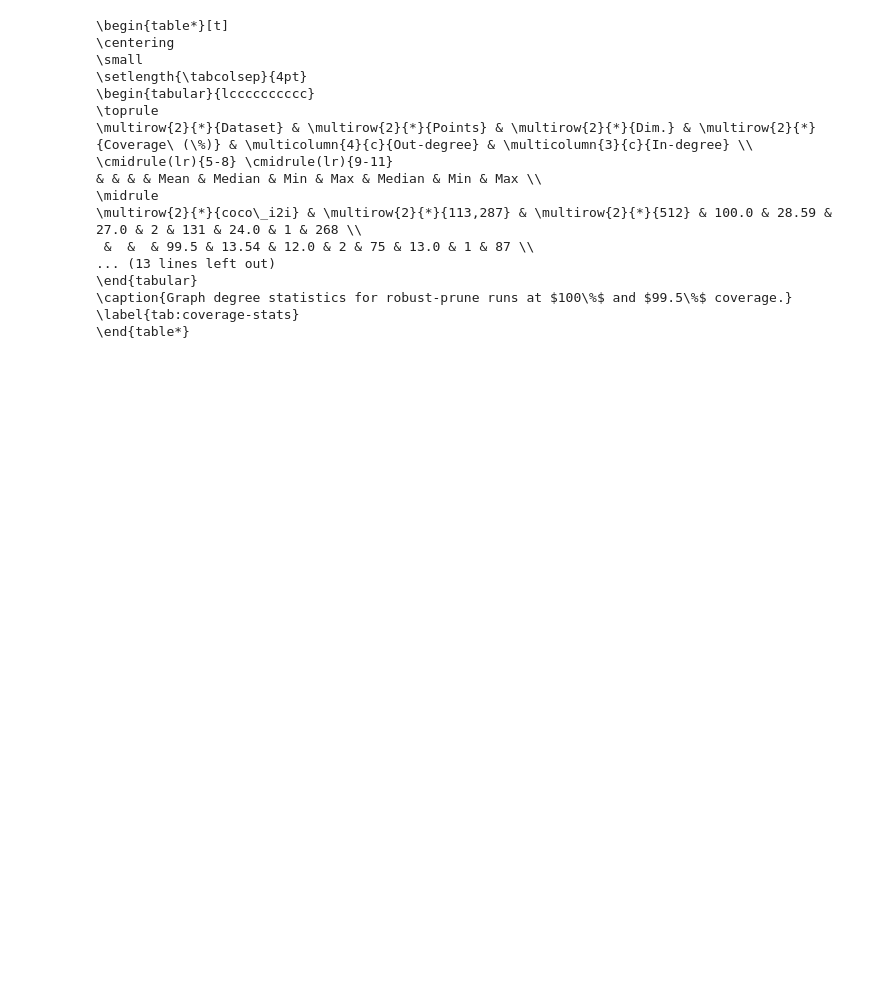
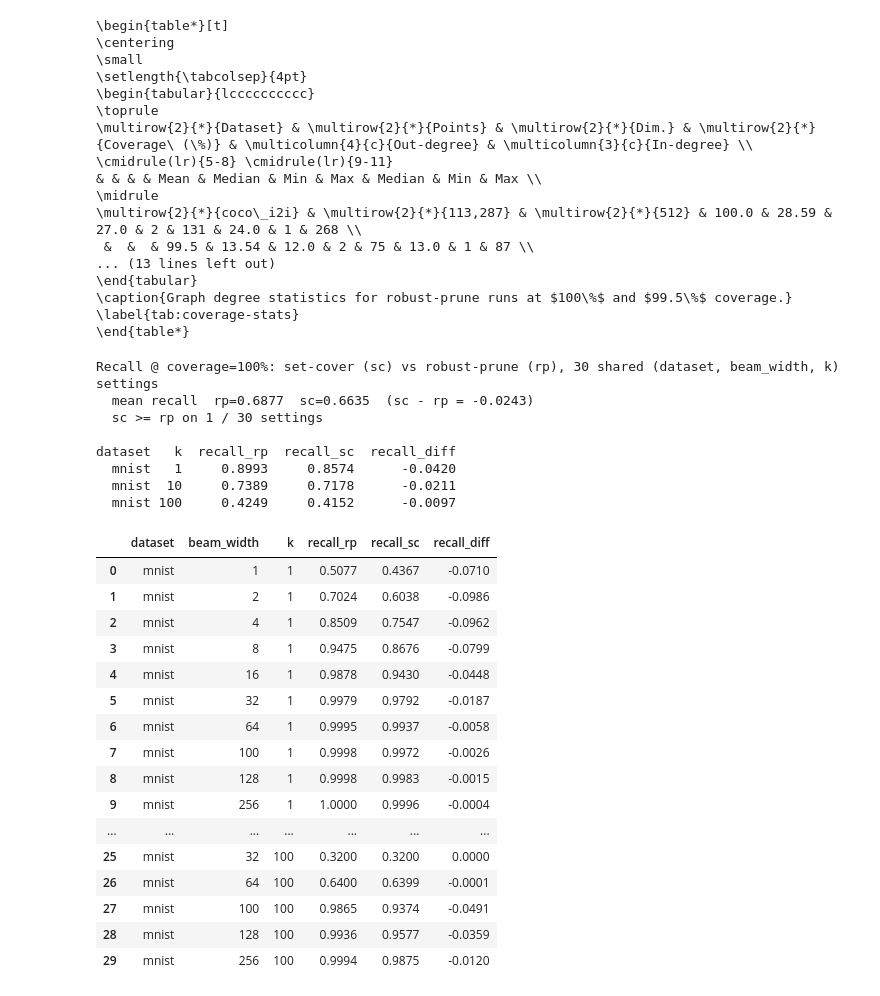
Before and after one commit to PratyushAvi/navigable-graphs, a Jupyter notebook: code/plots.ipynb, the cells around one changed output. Drawn from its saved outputs; the diff is of its cells as text; code cells hidden in the pictures; blank space fills up the shorter version.

```diff
--- a/code/plots.ipynb
+++ b/code/plots.ipynb
@@ -934,3 +960,62 @@ print(coverage_stats_to_latex(
 \caption{Graph degree statistics for robust-prune runs at $100\%$ and $99.5\%$ coverage.}
 \label{tab:coverage-stats}
 \end{table*}
+# %%
+df_sc = pd.read_csv("../beam_search_summary_test_sc.csv")
+
+def recall_at_full_coverage(frame, label):
+    """Recall@k at coverage=100% (the '_1.0' columns): train_relevant_1.0 / k."""
+    out = frame[['dataset', 'beam_width', 'k', 'train_relevant_1.0']].copy()
+    out[f'recall_{label}'] = out['train_relevant_1.0'] / out['k']
+    return out.drop(columns='train_relevant_1.0')
+
+rp = recall_at_full_coverage(df,    'rp')   # robust-prune  (df)
+sc = recall_at_full_coverage(df_sc, 'sc')   # set-cover      (df_sc)
+
+# Compare on the shared (dataset, beam_width, k) settings.
+cmp_cov100 = rp.merge(sc, on=['dataset', 'beam_width', 'k'], how='inner')
+cmp_cov100['recall_diff'] = cmp_cov100['recall_sc'] - cmp_cov100['recall_rp']  # sc - rp
+cmp_cov100 = cmp_cov100.sort_values(['dataset', 'k', 'beam_width']).reset_index(drop=True)
+
+print(f"Recall @ coverage=100%: set-cover (sc) vs robust-prune (rp), "
+      f"{len(cmp_cov100)} shared (dataset, beam_width, k) settings")
+print(f"  mean recall  rp={cmp_cov100['recall_rp'].mean():.4f}  "
+      f"sc={cmp_cov100['recall_sc'].mean():.4f}  "
+      f"(sc - rp = {cmp_cov100['recall_diff'].mean():+.4f})")
+print(f"  sc >= rp on {int((cmp_cov100['recall_diff'] >= 0).sum())} / "
+      f"{len(cmp_cov100)} settings\n")
+
+# Per-(dataset, k) mean recall, side by side.
+summary = (cmp_cov100
+           .groupby(['dataset', 'k'])[['recall_rp', 'recall_sc', 'recall_diff']]
+           .mean()
+           .reset_index())
+print(summary.round(4).to_string(index=False))
+
+cmp_cov100.round({'recall_rp': 4, 'recall_sc': 4, 'recall_diff': 4})
+# %% [output]
+Recall @ coverage=100%: set-cover (sc) vs robust-prune (rp), 30 shared (dataset, beam_width, k) settings
+  mean recall  rp=0.6877  sc=0.6635  (sc - rp = -0.0243)
+  sc >= rp on 1 / 30 settings
+
+dataset   k  recall_rp  recall_sc  recall_diff
+  mnist   1     0.8993     0.8574      -0.0420
+  mnist  10     0.7389     0.7178      -0.0211
+  mnist 100     0.4249     0.4152      -0.0097
+|  | dataset | beam_width | k | recall_rp | recall_sc | recall_diff |
+| 0 | mnist | 1 | 1 | 0.5077 | 0.4367 | -0.0710 |
+| 1 | mnist | 2 | 1 | 0.7024 | 0.6038 | -0.0986 |
+| 2 | mnist | 4 | 1 | 0.8509 | 0.7547 | -0.0962 |
+| 3 | mnist | 8 | 1 | 0.9475 | 0.8676 | -0.0799 |
+| 4 | mnist | 16 | 1 | 0.9878 | 0.9430 | -0.0448 |
+| 5 | mnist | 32 | 1 | 0.9979 | 0.9792 | -0.0187 |
+| 6 | mnist | 64 | 1 | 0.9995 | 0.9937 | -0.0058 |
+| 7 | mnist | 100 | 1 | 0.9998 | 0.9972 | -0.0026 |
+| 8 | mnist | 128 | 1 | 0.9998 | 0.9983 | -0.0015 |
+| 9 | mnist | 256 | 1 | 1.0000 | 0.9996 | -0.0004 |
+| ... | ... | ... | ... | ... | ... | ... |
+| 25 | mnist | 32 | 100 | 0.3200 | 0.3200 | 0.0000 |
+| 26 | mnist | 64 | 100 | 0.6400 | 0.6399 | -0.0001 |
+| 27 | mnist | 100 | 100 | 0.9865 | 0.9374 | -0.0491 |
+| 28 | mnist | 128 | 100 | 0.9936 | 0.9577 | -0.0359 |
+| 29 | mnist | 256 | 100 | 0.9994 | 0.9875 | -0.0120 |
```
Also changed, not shown: parts of 4 cells of this notebook, 2 other files.
